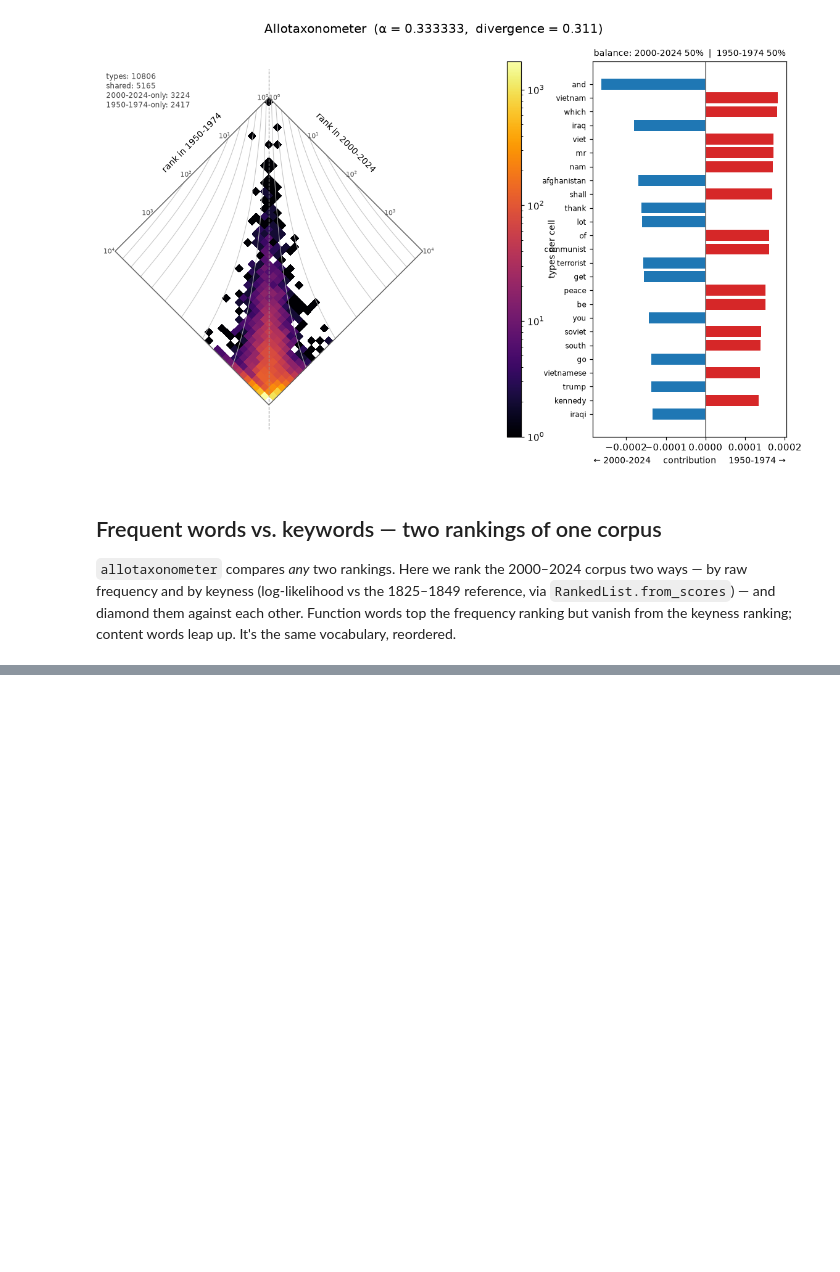
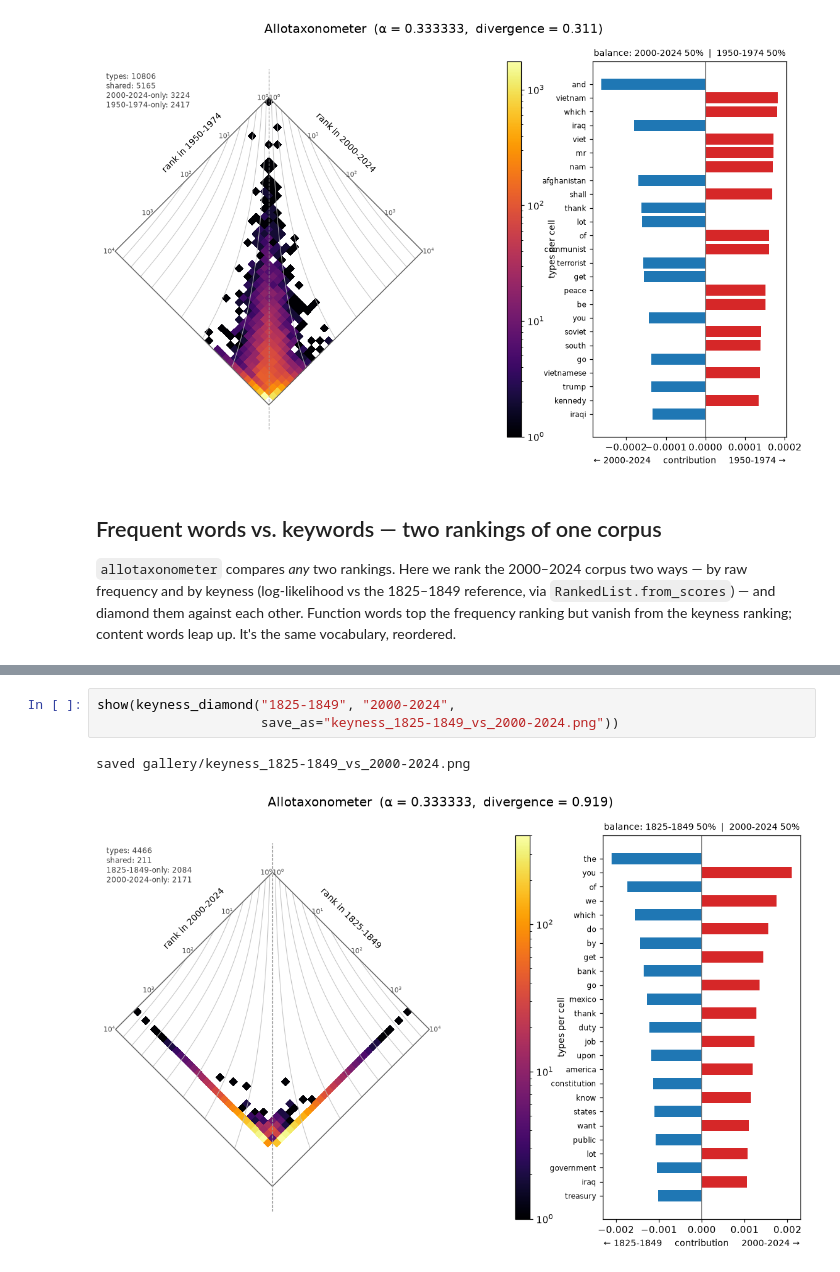
Before and after one commit to crow-intelligence/keyflux, a Jupyter notebook: examples/presidential_speeches.ipynb, the cells around one changed output, grey strips where cells are left out. Saved outputs shown, nothing was run; the diff lists cells and outputs as text; blank space fills up the shorter version.

```diff
--- a/examples/presidential_speeches.ipynb
+++ b/examples/presidential_speeches.ipynb
@@ -239,0 +280,6 @@ saved gallery/diamond_frequency_vs_keyness.png
+# %%
+show(keyness_diamond("1825-1849", "2000-2024",
+                     save_as="keyness_1825-1849_vs_2000-2024.png"))
+# %% [output]
+saved gallery/keyness_1825-1849_vs_2000-2024.png
+[figure, added]
```
Also changed, not shown: parts of 6 cells of this notebook, 5 other files.
